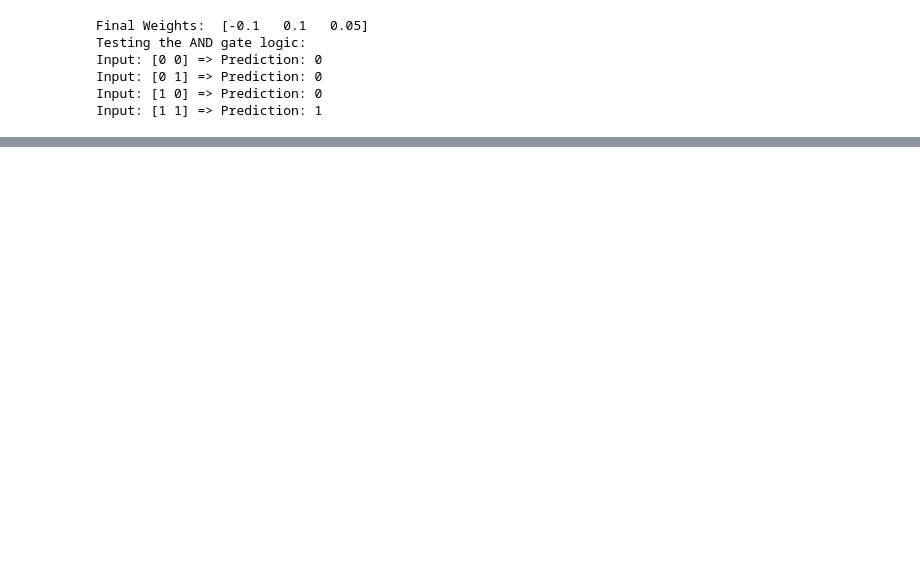
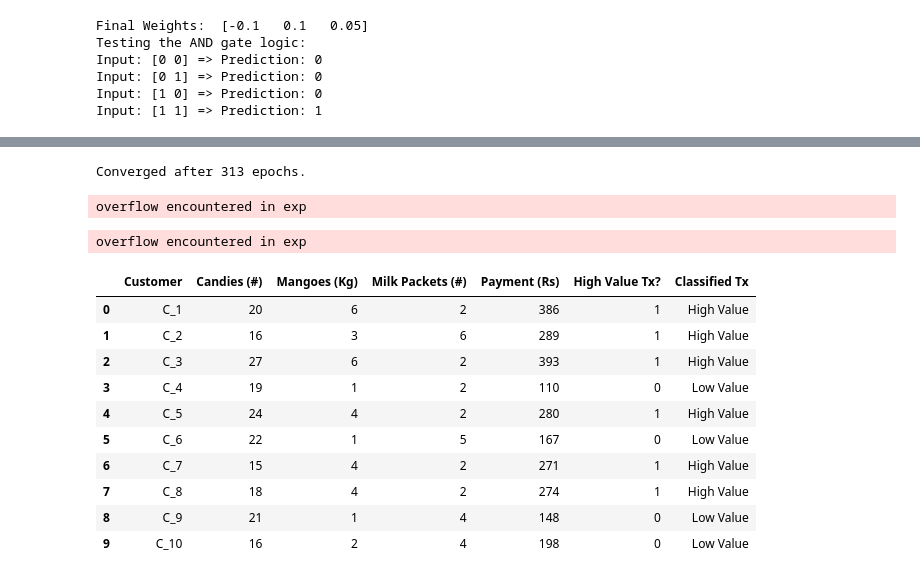
Before and after one commit to alok-karn/MachineLearningLab-Code, a Jupyter notebook: ML_Fifth_Lab.ipynb, the cells around one changed output, grey strips where cells are left out. Cells and saved outputs as stored; diff of their text form; code cells hidden in the pictures; blank space fills up the shorter version.

```diff
--- a/ML_Fifth_Lab.ipynb
+++ b/ML_Fifth_Lab.ipynb
@@ -139,0 +366,2 @@ Input: [1 1] => Prediction: 1
+# %%
+cust_data['High Value Tx?'] = cust_data['Payment (Rs)'].apply(lambda x: 1 if x > 250 else 0)
@@ -139,0 +382,45 @@ Input: [1 1] => Prediction: 1
+# %%
+# # preparing the data now
+
+features = cust_data[['Candies (#)', 'Mangoes (Kg)', 'Milk Packets (#)', 'Payment (Rs)']].values
+labels = cust_data['High Value Tx?'].values
+# %%
+# initializing the perceptron
+learning_rate = 0.25
+perceptron = Perceptron(num_inputs=5, learning_rate=learning_rate, activation_function='sigmoid')
+
+# training the perceptron
+
+training_inputs_with_bias = np.column_stack((np.ones(10), features))
+errors = perceptron.train(training_inputs_with_bias, labels, max_epochs=1000)
+# %% [output]
+Converged after 313 epochs.
+overflow encountered in exp
+# %%
+# classify transaction for the following customers
+classified_transactions = []
+for inputs in features:
+    prediction = perceptron.predict(np.insert(inputs, 0, 1))
+    if prediction >= 0.5:
+        classified_transactions.append('High Value')
+    else:
+        classified_transactions.append('Low Value')
+
+# add the classified transactions to the dataframe
+cust_data['Classified Tx'] = classified_transactions
+# %% [output]
+overflow encountered in exp
+# %%
+cust_data
+# %% [output]
+|  | Customer | Candies (#) | Mangoes (Kg) | Milk Packets (#) | Payment (Rs) | High Value Tx? | Classified Tx |
+| 0 | C_1 | 20 | 6 | 2 | 386 | 1 | High Value |
+| 1 | C_2 | 16 | 3 | 6 | 289 | 1 | High Value |
+| 2 | C_3 | 27 | 6 | 2 | 393 | 1 | High Value |
+| 3 | C_4 | 19 | 1 | 2 | 110 | 0 | Low Value |
+| 4 | C_5 | 24 | 4 | 2 | 280 | 1 | High Value |
+| 5 | C_6 | 22 | 1 | 5 | 167 | 0 | Low Value |
+| 6 | C_7 | 15 | 4 | 2 | 271 | 1 | High Value |
+| 7 | C_8 | 18 | 4 | 2 | 274 | 1 | High Value |
+| 8 | C_9 | 21 | 1 | 4 | 148 | 0 | Low Value |
+| 9 | C_10 | 16 | 2 | 4 | 198 | 0 | Low Value |
```
Also changed, not shown: parts of 45 cells of this notebook.
